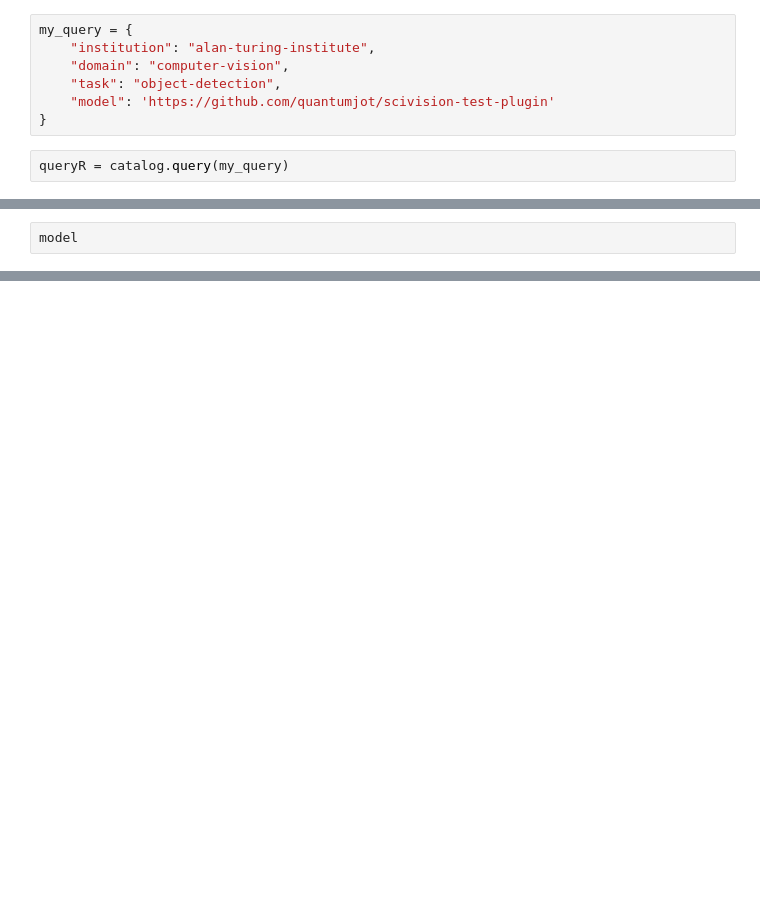
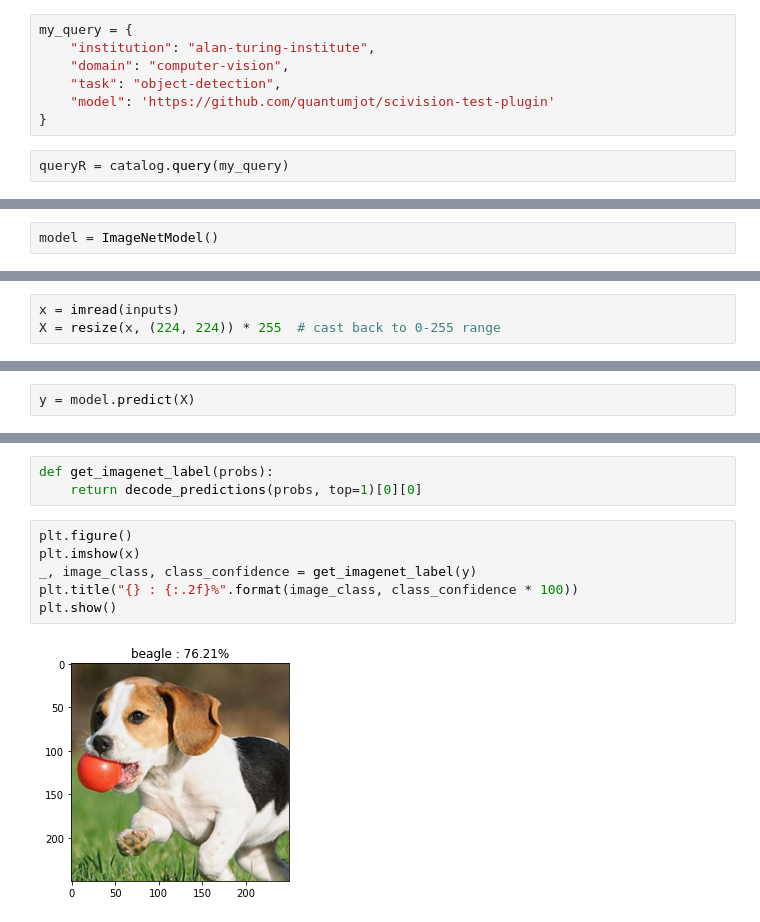
Before and after one commit to alan-turing-institute/scivision, a Jupyter notebook: demo_endtoend_imagenet.ipynb, the cells around one changed output, grey strips where cells are left out. Saved outputs shown, nothing was run; the diff lists cells and outputs as text; blank space fills up the shorter version.

```diff
--- a/demo_endtoend_imagenet.ipynb
+++ b/demo_endtoend_imagenet.ipynb
@@ -32,2 +43,2 @@ model = load_pretrained_model("quantumjot/scivision-test-plugin", allow_install=
 # %%
-model
+model = ImageNetModel()
@@ -49,0 +45,3 @@ plt.show()
+# %%
+x = imread(inputs)
+X = resize(x, (224, 224)) * 255  # cast back to 0-255 range
@@ -49,0 +50,2 @@ plt.show()
+# %%
+y = model.predict(X)
@@ -49,0 +54,11 @@ plt.show()
+# %%
+def get_imagenet_label(probs):
+    return decode_predictions(probs, top=1)[0][0]
+# %%
+plt.figure()
+plt.imshow(x)
+_, image_class, class_confidence = get_imagenet_label(y)
+plt.title("{} : {:.2f}%".format(image_class, class_confidence * 100))
+plt.show()
+# %% [output]
+[figure, added]
```
Also changed, not shown: parts of 16 cells of this notebook.
